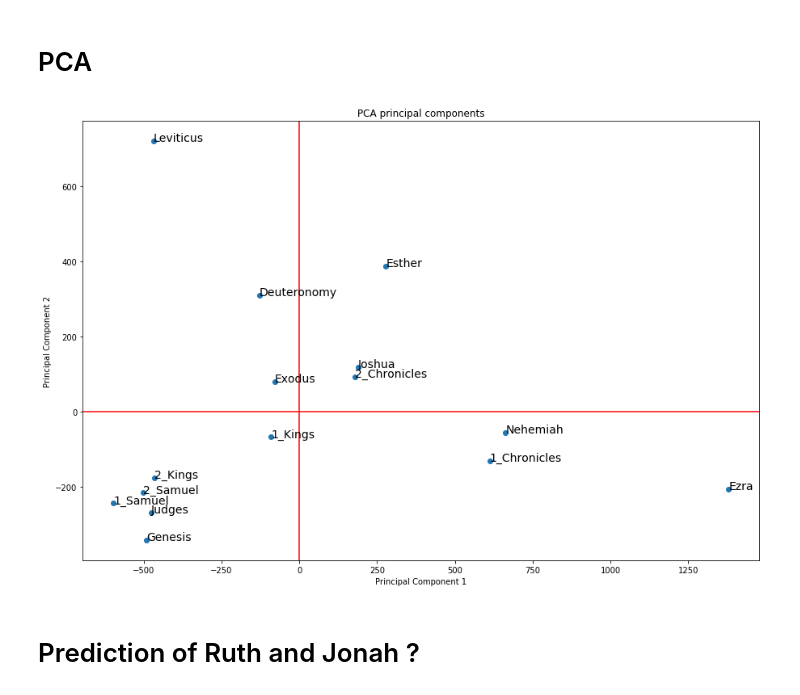
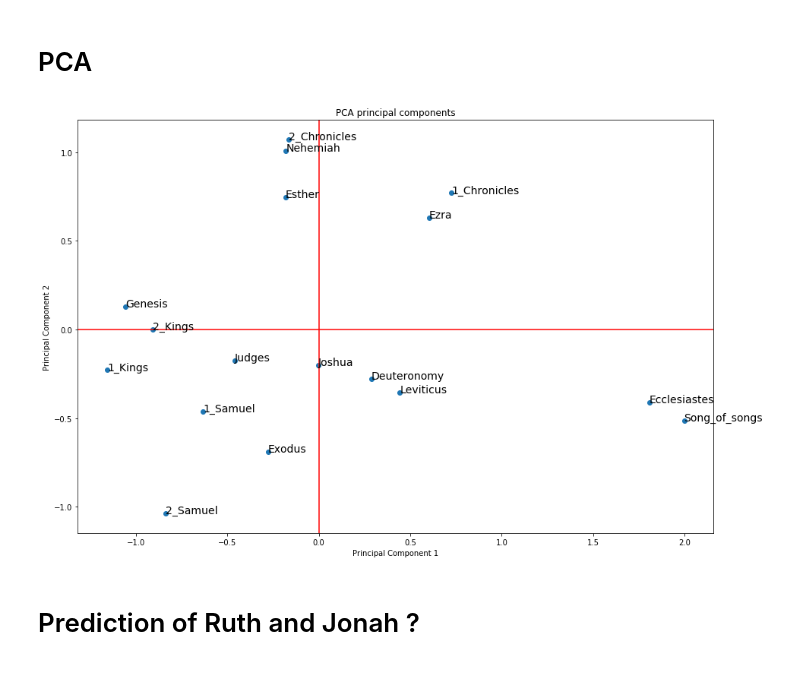
Before and after one commit to ETCBC/Probabilistic_Language_Change, a Jupyter notebook: etienne_NB/Testing Etienne.ipynb, the cells around one changed output. Drawn from its saved outputs; the diff is of its cells as text; code cells hidden in the pictures.

```diff
--- a/etienne_NB/Testing Etienne.ipynb
+++ b/etienne_NB/Testing Etienne.ipynb
@@ -249,21 +215,23 @@ dendogramPlot(Zd, data.keys())
 # %% [markdown]
 # PCA
 # %%
-pca = PCA(n_components=2)
-fit = pca.fit_transform(stack_Data.T.values)
+pca = PCA(n_components=3)
+
+fit = pca.fit_transform(MC_matrices["phrase_functions"]["N"].T.values)
+
 plt.figure(1, figsize=(15, 10))
 plt.scatter(fit[:, 0], fit[:, 1])
-books = stack_Data.keys()
+books = MC_matrices["phrase_functions"]["N"].keys()
 for i, book in enumerate(books):
     plt.annotate(book, xy=(fit[i, 0], fit[i, 1]), fontsize=14)
 plt.xlabel("Principal Component 1")
 plt.ylabel("Principal Component 2")
 plt.axhline(y=0, color='r', linestyle='-')
 plt.axvline(x=0, color="r", linestyle='-')
 plt.title("PCA principal components")
 plt.show()
 # %% [output]
-[figure, old version]
+[figure, new version]
 # %% [markdown]
 # Prediction of Ruth and Jonah ?
 # %%
```
Also changed, not shown: parts of 18 cells of this notebook, 5 other files.
